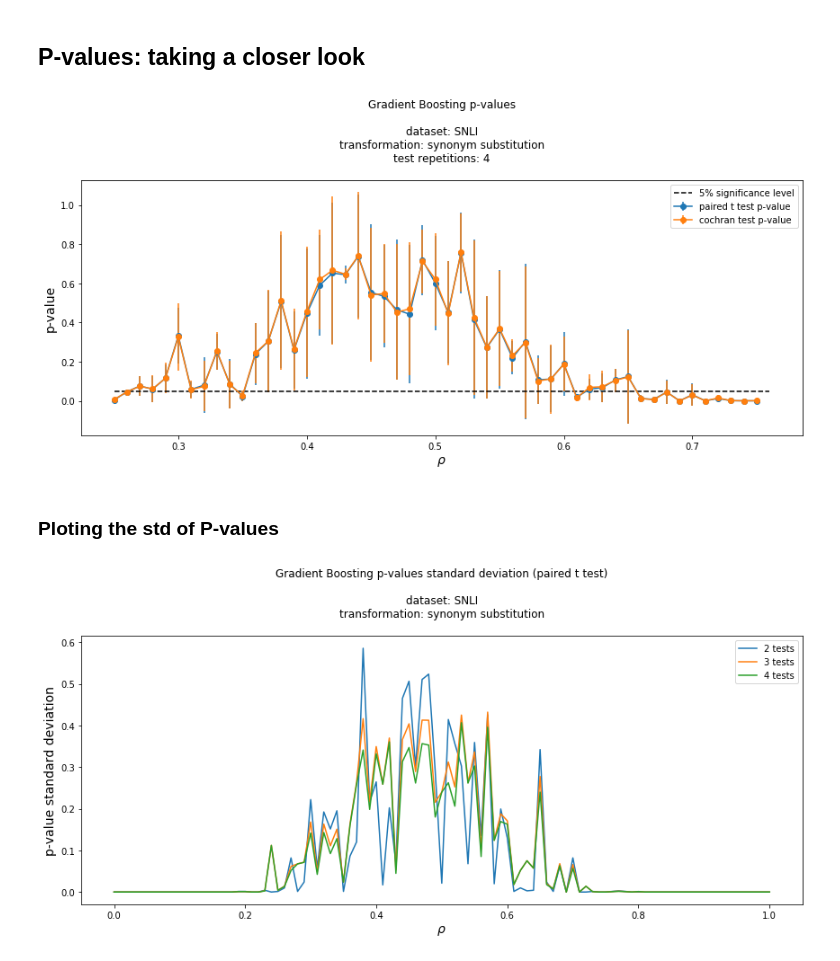
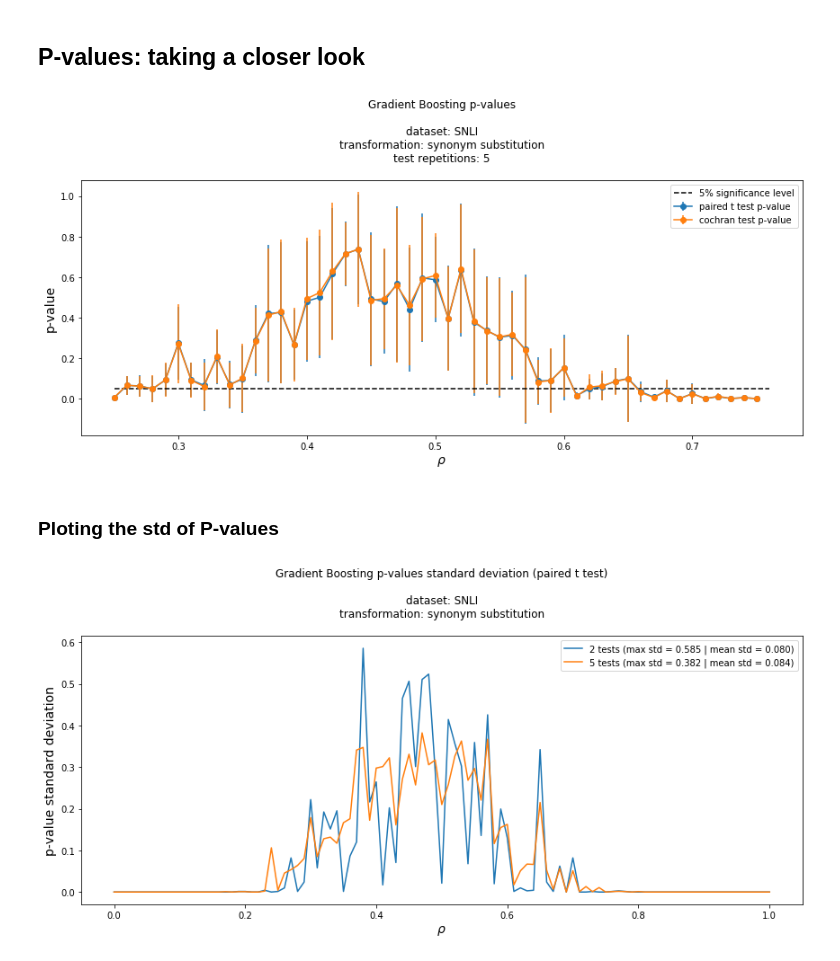
Before and after one commit to lukewanless/looking-for-equivalences, a Jupyter notebook: src/check_results_xgb_p_and_h.ipynb, the cells around one changed output. Cells and saved outputs as stored; diff of their text form; code cells hidden in the pictures.

Commit message:
add new plots

```diff
--- a/src/check_results_xgb_p_and_h.ipynb
+++ b/src/check_results_xgb_p_and_h.ipynb
@@ -16,7 +16,7 @@ all_accs = []
 all_transformed_accs = []
 all_paired_t_p_values = []
 all_cochran_p_values = []
-test_repetitions = 4
+test_repetitions = 5
 
 
 batchs = range(1, test_repetitions + 1)
@@ -96,25 +96,25 @@ ax.set_title("Gradient Boosting p-values\n\ndataset: SNLI\ntransformation: synon
 fig.tight_layout()
 fig.savefig('figs/gb_p_values_snli_syn_p_h_zoom.png', bbox_inches=None, pad_inches=0.5)
 # %% [output]
-[figure, old version]
+[figure, new version]
 # %% [markdown]
 ### Ploting the std of P-values
 # %%
 all_errors = []
 
-for i in range(2, test_repetitions + 1):
+for i in [2,5]:
     x, _, error = get_rho_stats_from_result_list(all_paired_t_p_values[:i])
     error = pd.Series(error, index=x)
-    error.name = "{} tests".format(i)
+    error.name = "{} tests (max std = {:.3f} | mean std = {:.3f})".format(i, error.max(), error.mean())
     all_errors.append(error)
 
 fig, ax = plt.subplots(figsize=(12,6))
 pd.DataFrame(all_errors).transpose().plot(ax=ax);
 ax.legend(loc="best");
 ax.set_xlabel(r"$\rho$", fontsize=14);
 ax.set_ylabel("p-value standard deviation", fontsize=14);
 ax.set_title("Gradient Boosting p-values standard deviation (paired t test)\n\ndataset: SNLI\ntransformation: synonym substitution\n");
 fig.tight_layout()
 fig.savefig('figs/gb_p_values_std_snli_syn_p_h.png', bbox_inches=None, pad_inches=0.5)
 # %% [output]
-[figure, old version]
+[figure, new version]
```
Also changed, not shown: parts of 1 cell of this notebook, 5 other files.
